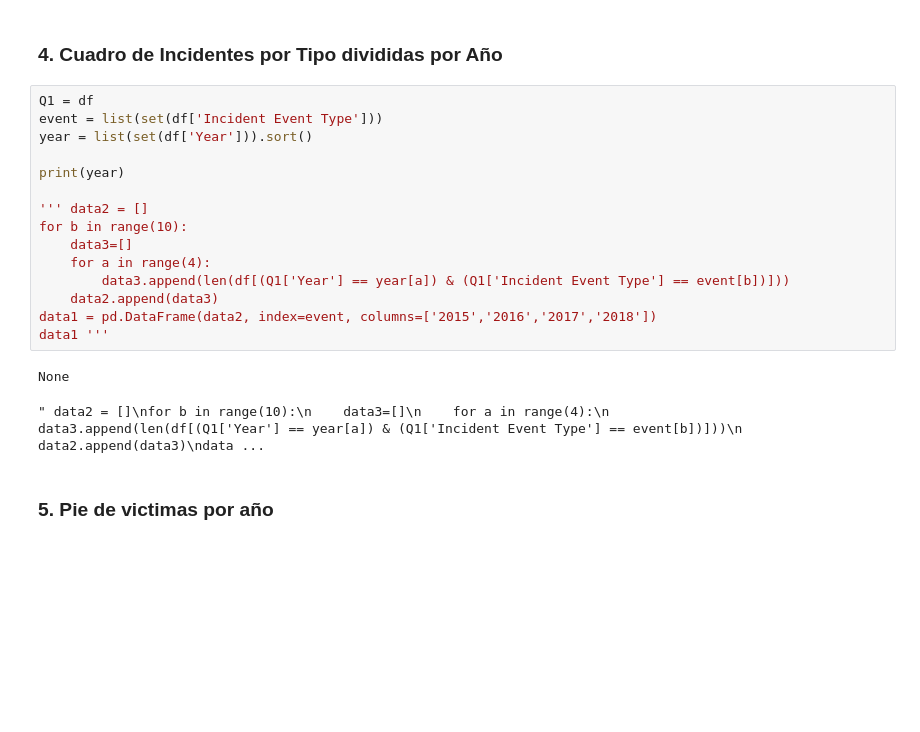
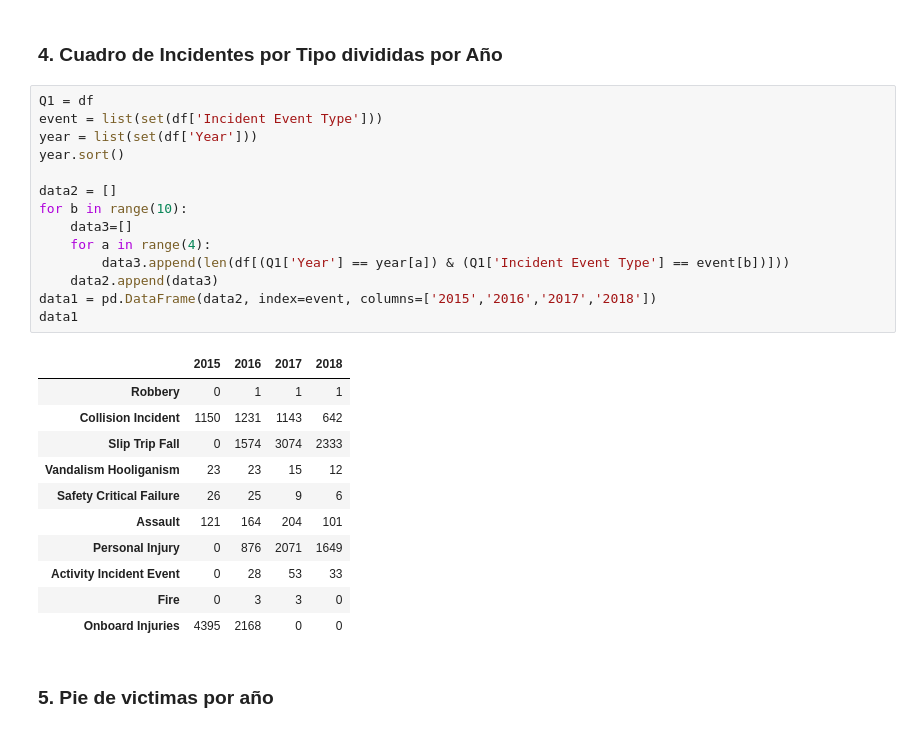
Before and after one commit to juniorpeves/Notebook-Visualization, a Jupyter notebook: ProyectoFinal-BI.ipynb, the cells around one changed output. Cells and saved outputs as stored; diff of their text form; blank space fills up the shorter version.

```diff
--- a/ProyectoFinal-BI.ipynb
+++ b/ProyectoFinal-BI.ipynb
@@ -69,21 +69,29 @@ data1.sort_values(by=['Male'], ascending=False)
 # %%
 Q1 = df
 event = list(set(df['Incident Event Type']))
-year = list(set(df['Year'])).sort()
+year = list(set(df['Year']))
+year.sort()
 
-print(year)
-
-''' data2 = []
+data2 = []
 for b in range(10):
     data3=[]
     for a in range(4):
         data3.append(len(df[(Q1['Year'] == year[a]) & (Q1['Incident Event Type'] == event[b])]))
     data2.append(data3)
 data1 = pd.DataFrame(data2, index=event, columns=['2015','2016','2017','2018'])
-data1 '''
+data1
 # %% [output]
-None
-" data2 = []\nfor b in range(10):\n    data3=[]\n    for a in range(4):\n        data3.append(len(df[(Q1['Year'] == year[a]) & (Q1['Incident Event Type'] == event[b])]))\n    data2.append(data3)\ndata ...
+|  | 2015 | 2016 | 2017 | 2018 |
+| Robbery | 0 | 1 | 1 | 1 |
+| Collision Incident | 1150 | 1231 | 1143 | 642 |
+| Slip Trip Fall | 0 | 1574 | 3074 | 2333 |
+| Vandalism Hooliganism | 23 | 23 | 15 | 12 |
+| Safety Critical Failure | 26 | 25 | 9 | 6 |
+| Assault | 121 | 164 | 204 | 101 |
+| Personal Injury | 0 | 876 | 2071 | 1649 |
+| Activity Incident Event | 0 | 28 | 53 | 33 |
+| Fire | 0 | 3 | 3 | 0 |
+| Onboard Injuries | 4395 | 2168 | 0 | 0 |
 # %% [markdown]
 ### 5. Pie de victimas por año
 # %%
```
